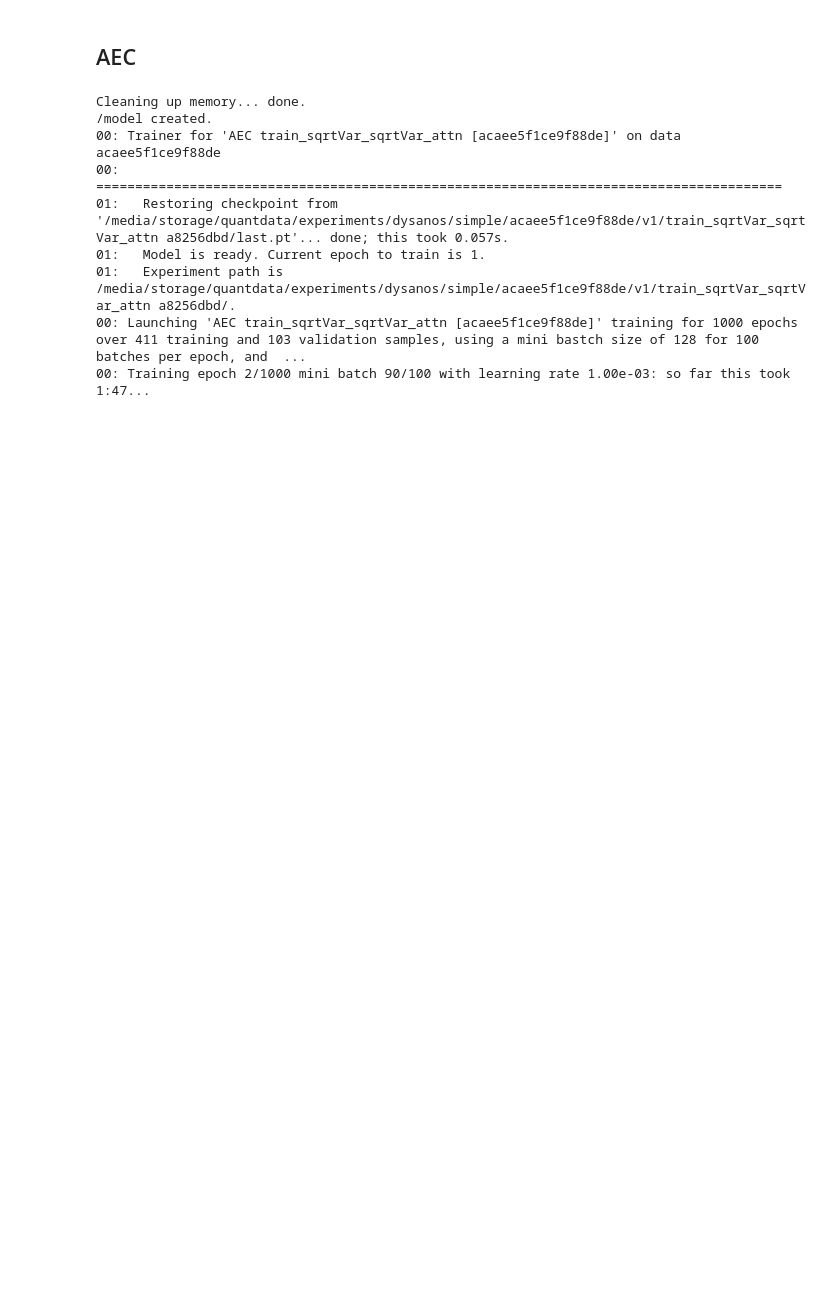
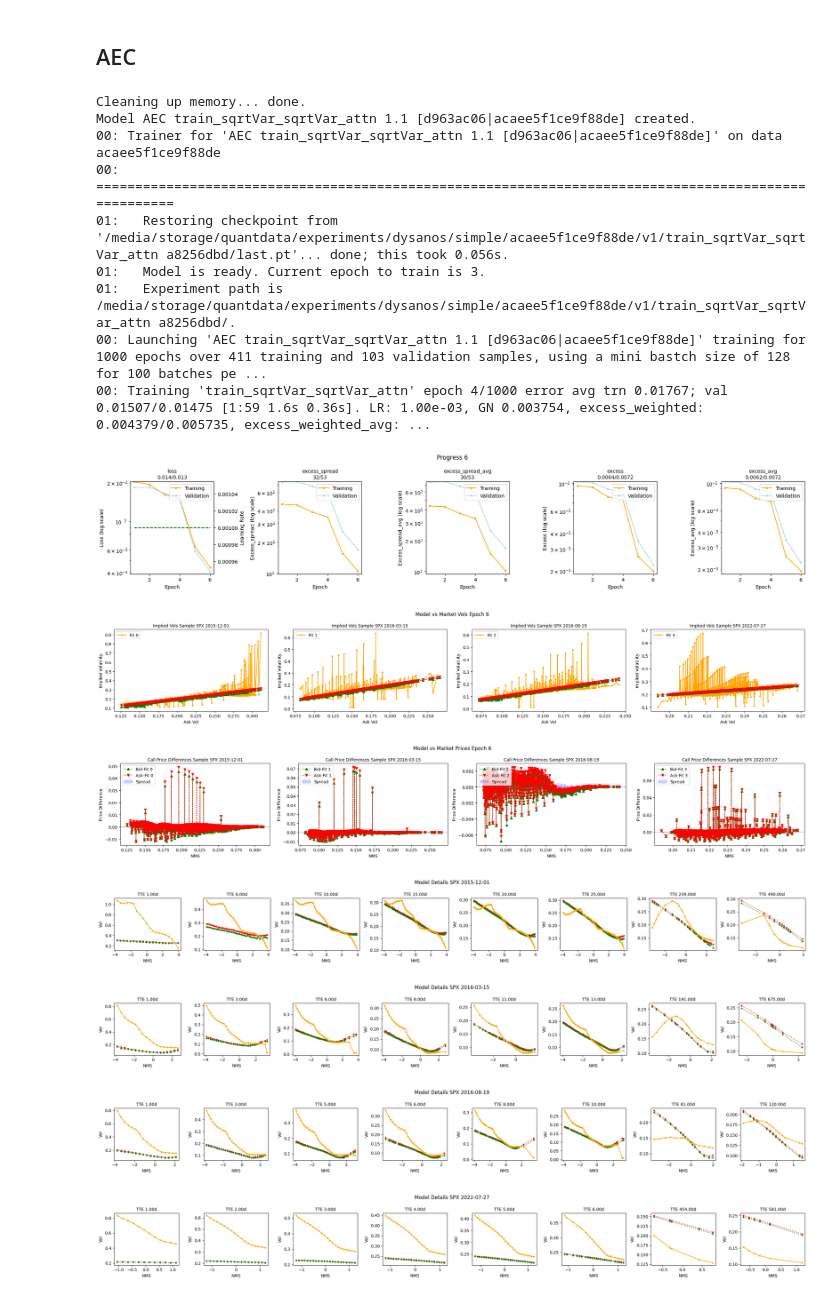
Before and after one commit to hansbuehler/quant_data, a Jupyter notebook: quantdata/dysanos/simple/aec/train_sqrtVar_sqrtVar_attn.ipynb, the cells around one changed output. Cells and saved outputs as stored; diff of their text form; code cells hidden in the pictures; blank space fills up the shorter version.

```diff
--- a/quantdata/dysanos/simple/aec/train_sqrtVar_sqrtVar_attn.ipynb
+++ b/quantdata/dysanos/simple/aec/train_sqrtVar_sqrtVar_attn.ipynb
@@ -68,38 +68,45 @@ aec_config = AEC.Config(
         head_config = FeedForward.Config(
             num_depth = 2,
             num_width = 64, # head
             activation = 'ReLU', # idea is to be sparse...?
         )
     ),
     decoder = AttentionDecoderFactory(
         num_head = 16,
         num_QK = 4,
         V_config = FeedForward.Config(
             num_depth = 2,
             num_width = 32, # twice head
             activation = 'Softplus',
         ),
         QK_config = FeedForward.Config(
             num_depth = 1,
             num_width = 4, # equal QK
             activation = 'ReLU', # idea is to be sparse...?
         ),
         head_config = FeedForward.Config(
             num_depth = 2,
             num_width = 32, # twice head
             activation = 'Softplus',
         )
     ),
 )
 
-run( ipynbname.name(), version="1", aec_config=aec_config, sampler=sampler, epochs = 1000, batch_per_epoch = 100, debug=False, val_batch_size=256 )
+run( ipynbname.name(), version="1.1", aec_config=aec_config, sampler=sampler, epochs = 1000, batch_per_epoch = 100, debug=False, val_batch_size=256 )
 # %% [output]
 Cleaning up memory... done.
-/model created.
-00: Trainer for 'AEC train_sqrtVar_sqrtVar_attn [acaee5f1ce9f88de]' on data acaee5f1ce9f88de
-00: ========================================================================================
-01:   Restoring checkpoint from '/media/storage/quantdata/experiments/dysanos/simple/acaee5f1ce9f88de/v1/train_sqrtVar_sqrtVar_attn a8256dbd/last.pt'... done; this took 0.057s.
-01:   Model is ready. Current epoch to train is 1.
+Model AEC train_sqrtVar_sqrtVar_attn 1.1 [d963ac06|acaee5f1ce9f88de] created.
+00: Trainer for 'AEC train_sqrtVar_sqrtVar_attn 1.1 [d963ac06|acaee5f1ce9f88de]' on data acaee5f1ce9f88de
+00: =====================================================================================================
+01:   Restoring checkpoint from '/media/storage/quantdata/experiments/dysanos/simple/acaee5f1ce9f88de/v1/train_sqrtVar_sqrtVar_attn a8256dbd/last.pt'... done; this took 0.056s.
+01:   Model is ready. Current epoch to train is 3.
 01:   Experiment path is /media/storage/quantdata/experiments/dysanos/simple/acaee5f1ce9f88de/v1/train_sqrtVar_sqrtVar_attn a8256dbd/.
-00: Launching 'AEC train_sqrtVar_sqrtVar_attn [acaee5f1ce9f88de]' training for 1000 epochs over 411 training and 103 validation samples, using a mini bastch size of 128 for 100 batches per epoch, and  ...
-00: Training epoch 2/1000 mini batch 90/100 with learning rate 1.00e-03: so far this took 1:47...
+00: Launching 'AEC train_sqrtVar_sqrtVar_attn 1.1 [d963ac06|acaee5f1ce9f88de]' training for 1000 epochs over 411 training and 103 validation samples, using a mini bastch size of 128 for 100 batches pe ...
+00: Training 'train_sqrtVar_sqrtVar_attn' epoch 4/1000 error avg trn 0.01767; val 0.01507/0.01475 [1:59 1.6s 0.36s]. LR: 1.00e-03, GN 0.003754, excess_weighted: 0.004379/0.005735, excess_weighted_avg: ...
+[figure, added]
+[figure, added]
+[figure, added]
+[figure, added]
+[figure, added]
+[figure, added]
+[figure, added]
```
Also changed, not shown: parts of 2 cells of this notebook, 8 other files.
